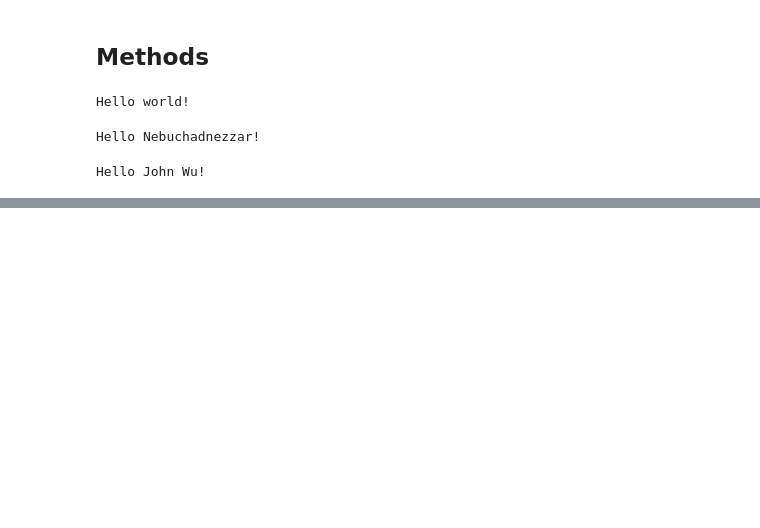
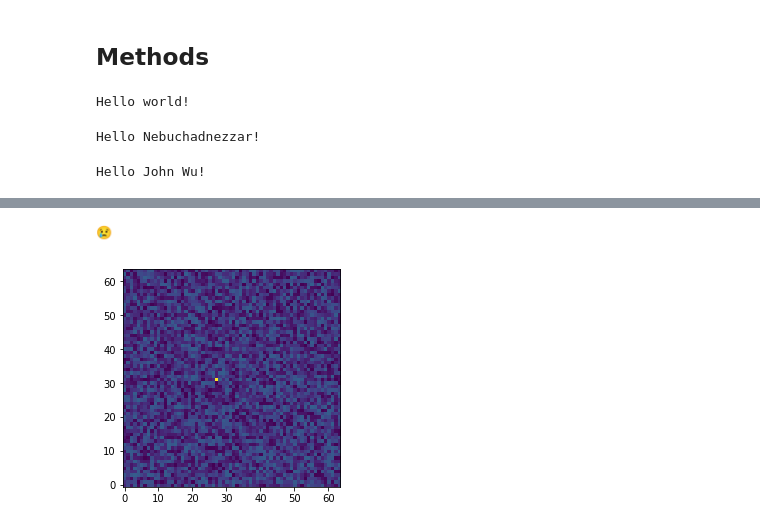
Before and after one commit to rutgers-physics-ml/astro-hack-2018-spring, a Jupyter notebook: notebook/session-1/0. Introduction to Python, Jupyter notebooks, and the Scipy stack.ipynb, the cells around one changed output, grey strips where cells are left out. Saved outputs shown, nothing was run; the diff lists cells and outputs as text; code cells hidden in the pictures; blank space fills up the shorter version.

```diff
--- a/notebook/session-1/0. Introduction to Python, Jupyter notebooks, and the Scipy stack.ipynb
+++ b/notebook/session-1/0. Introduction to Python, Jupyter notebooks, and the Scipy stack.ipynb
@@ -377,0 +444,35 @@ Hello John Wu!
+# %%
+def find_peak_pixel_indices(array):
+    """Finds the indices of the maximum pixel in a given array.
+    """
+
+    # fill out code below and replace i, j with correct answer
+    # --------------------------------------------------------
+
+    i, j = 0, 0
+
+    # hint: look at the documentation for the functions:
+    #  np.nanargmax
+    #  np.unravel_index
+
+    return i, j
+# %%
+# don't change this
+i0, j0 = 31, 27
+
+# uniformly distributed noise in interval [0, 0.3)
+mat = 0.3 * np.random.random((64, 64))
+
+# plus obvious peak at location i0, j0
+mat[i0, j0] = 1
+
+plt.imshow(mat, origin='lower');
+
+# testing your code
+if (i0, j0) == find_peak_pixel_indices(mat):
+    print('😄')
+else:
+    print('😢')
+# %% [output]
+😢
+[figure, added]
```
Also changed, not shown: parts of 16 cells of this notebook.
